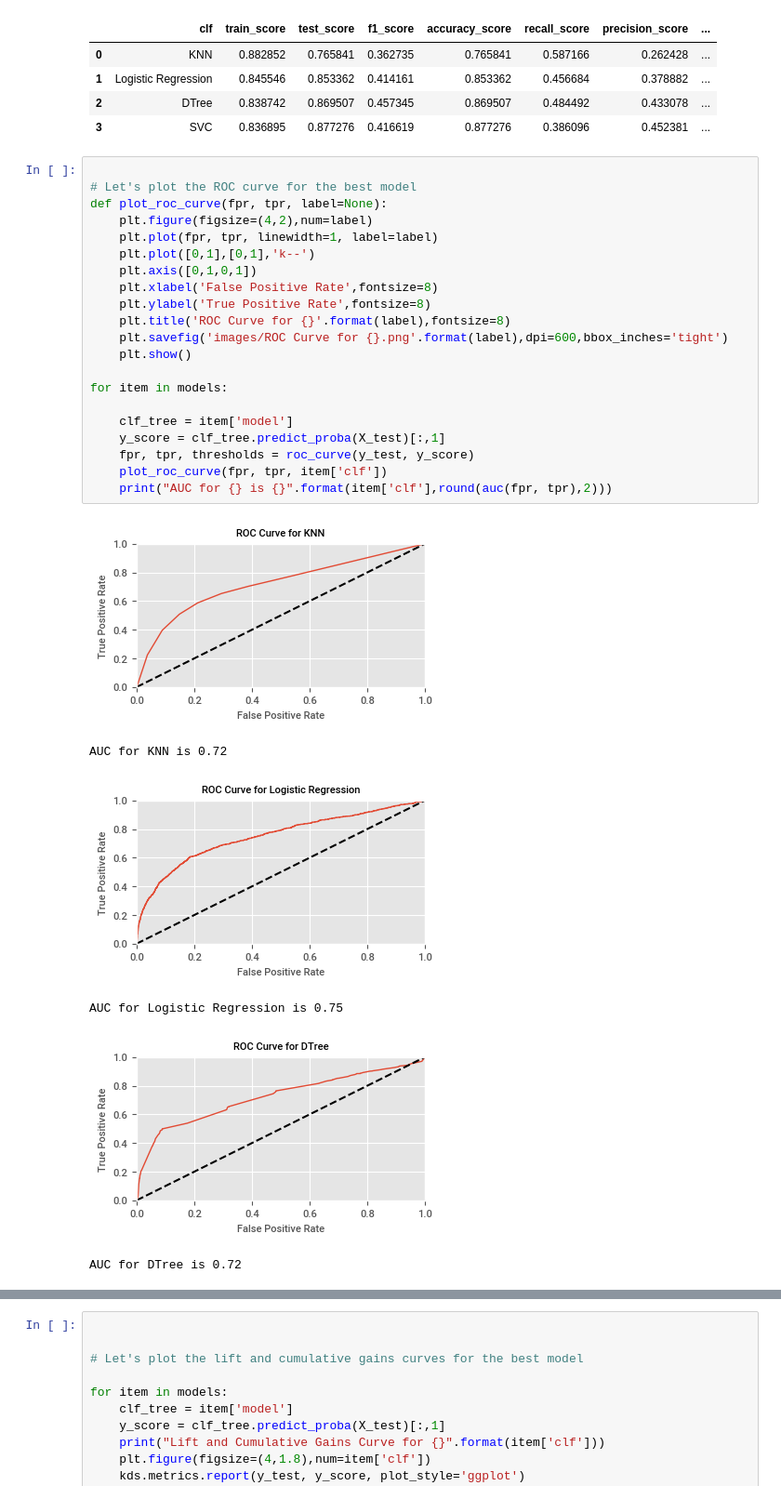
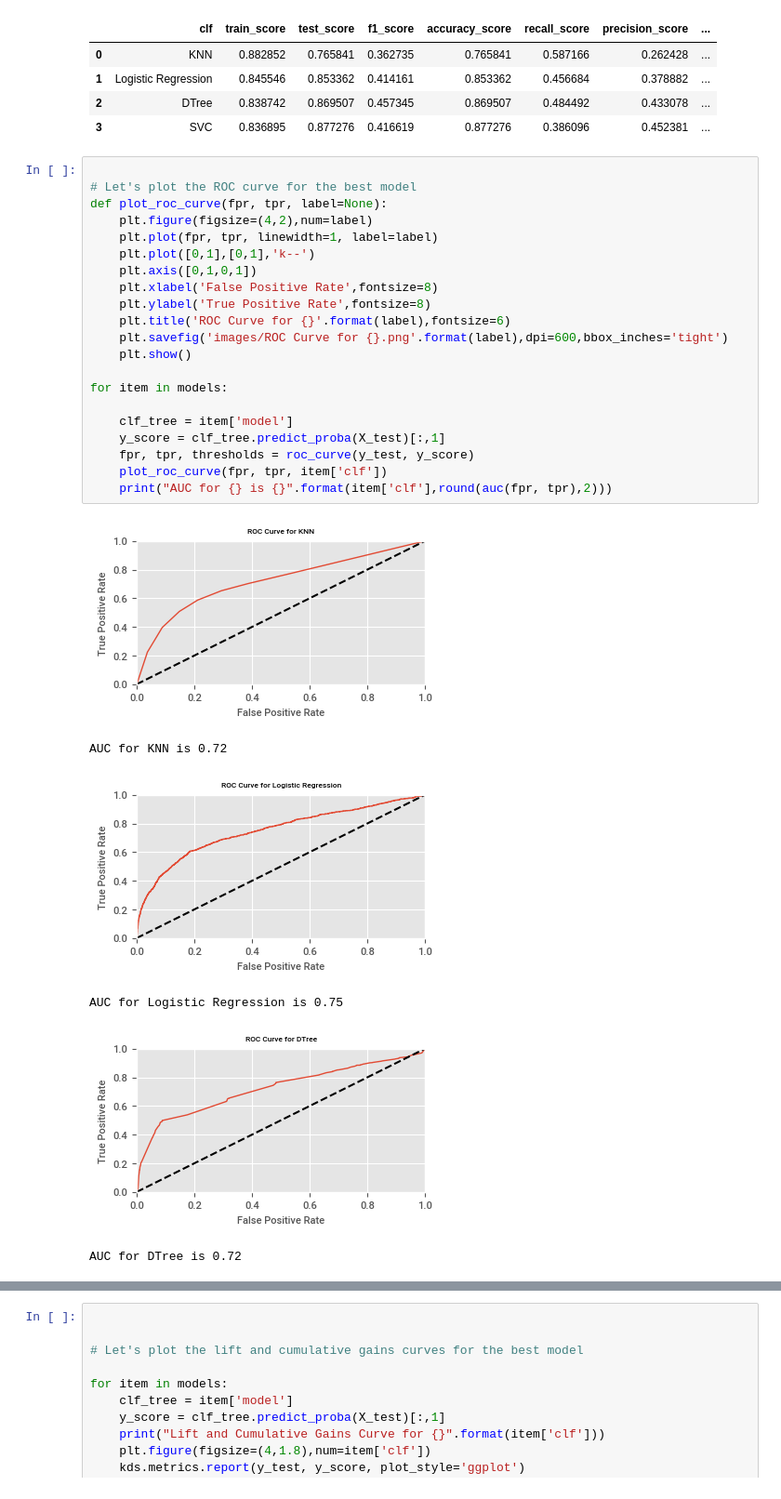
Before and after one commit to vulkenree/Machine-Learning-Projects, a Jupyter notebook: bank_deposit_prediction/bank_deposit_prediction_classification.ipynb, the cells around one changed output, grey strips where cells are left out. Shown: that part at 93% size. Saved outputs shown, nothing was run; the diff lists cells and outputs as text.

```diff
--- a/bank_deposit_prediction/bank_deposit_prediction_classification.ipynb
+++ b/bank_deposit_prediction/bank_deposit_prediction_classification.ipynb
@@ -567,28 +567,28 @@ finished svm grid fit at 2023-05-20 13:38:36.699500
 # %%
 
 # Let's plot the ROC curve for the best model
 def plot_roc_curve(fpr, tpr, label=None):
     plt.figure(figsize=(4,2),num=label)
     plt.plot(fpr, tpr, linewidth=1, label=label)
     plt.plot([0,1],[0,1],'k--')
     plt.axis([0,1,0,1])
     plt.xlabel('False Positive Rate',fontsize=8)
     plt.ylabel('True Positive Rate',fontsize=8)
-    plt.title('ROC Curve for {}'.format(label),fontsize=8)
+    plt.title('ROC Curve for {}'.format(label),fontsize=6)
     plt.savefig('images/ROC Curve for {}.png'.format(label),dpi=600,bbox_inches='tight')
     plt.show()
 
 for item in models:
 
     clf_tree = item['model']
     y_score = clf_tree.predict_proba(X_test)[:,1]
     fpr, tpr, thresholds = roc_curve(y_test, y_score)
     plot_roc_curve(fpr, tpr, item['clf'])
     print("AUC for {} is {}".format(item['clf'],round(auc(fpr, tpr),2)))
 # %% [output]
-[figure, old version]
+[figure, new version]
 AUC for KNN is 0.72
-[figure, old version]
+[figure, new version]
 AUC for Logistic Regression is 0.75
-[figure, old version]
+[figure, new version]
 AUC for DTree is 0.72
```
Also changed, not shown: parts of 1 cell of this notebook, 4 other files.
